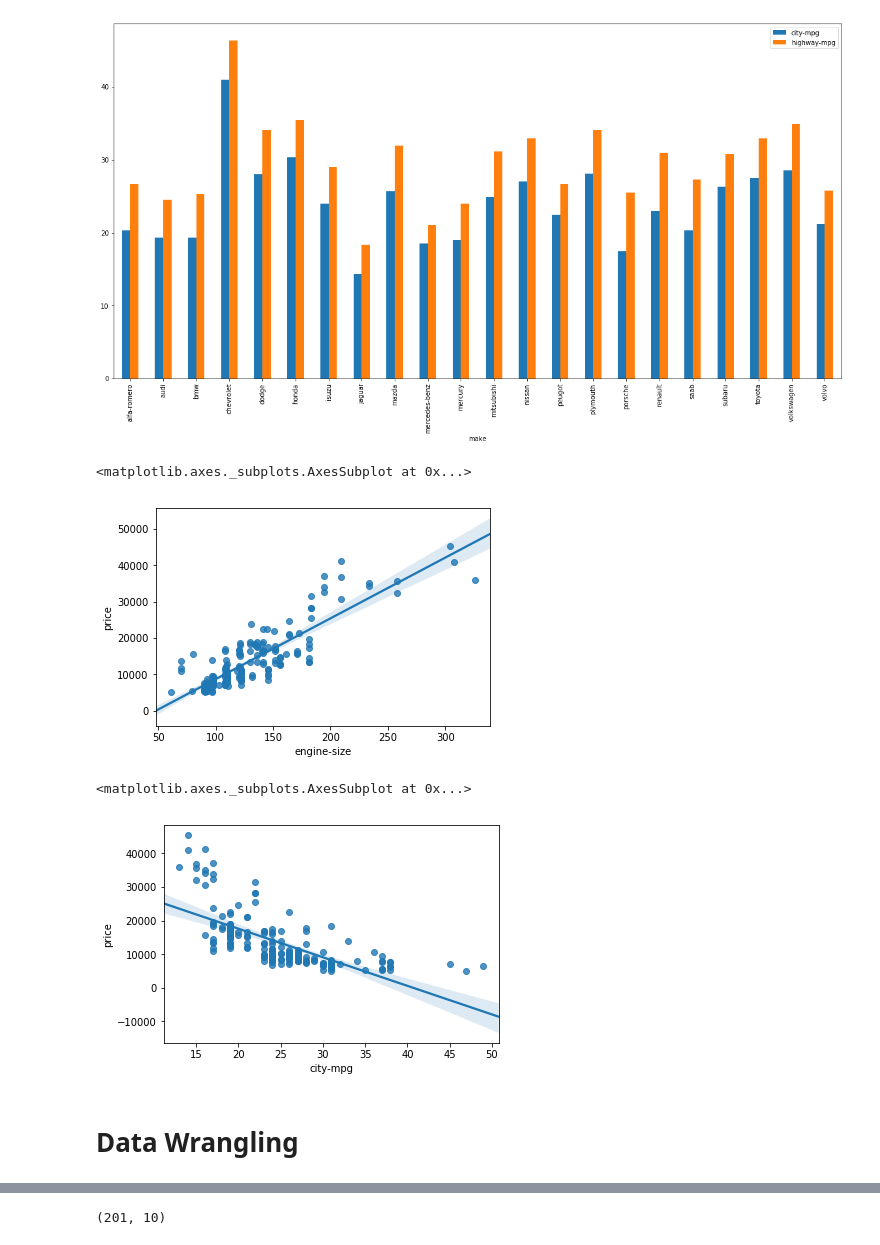
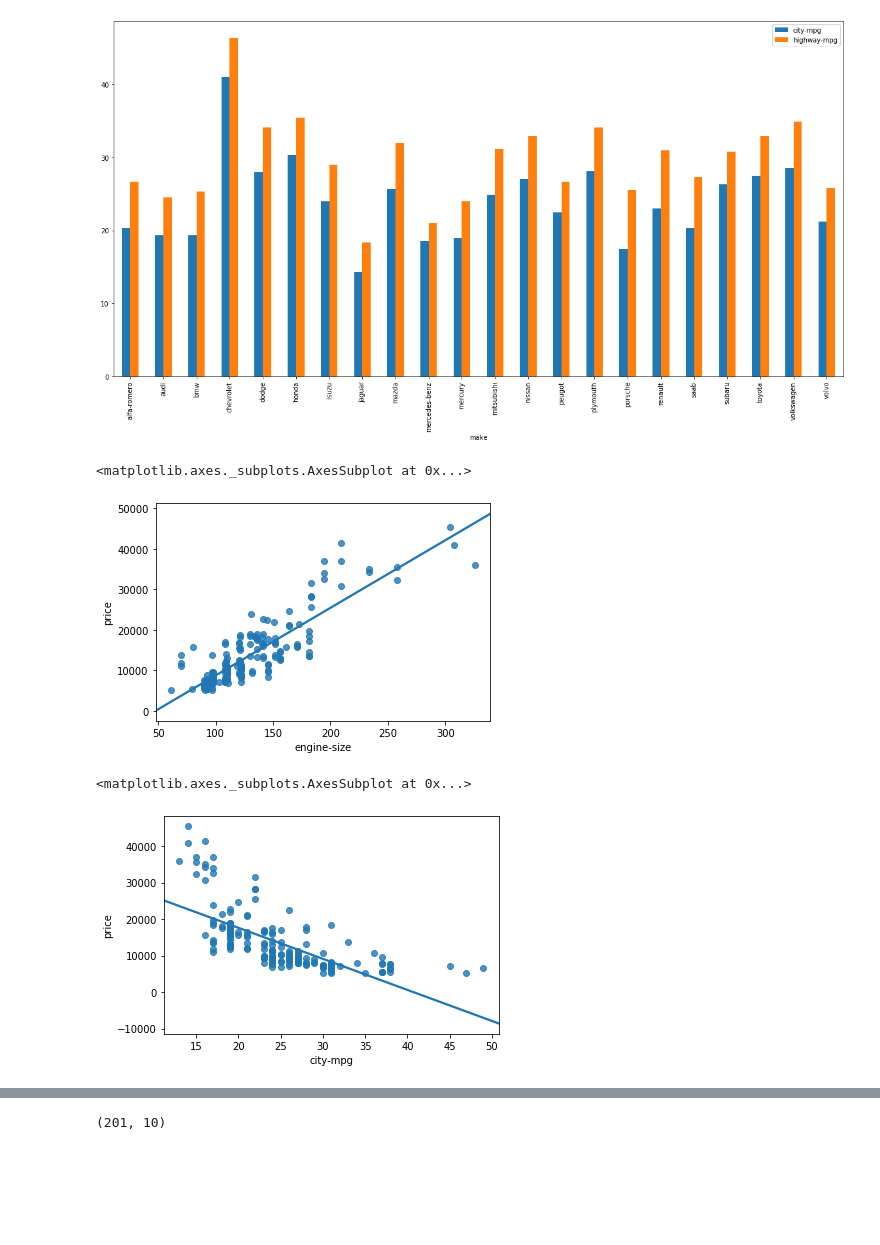
Before and after one commit to srikanthpragada/DS_16_AUG_2019, a Jupyter notebook: car/price_finder.ipynb, the cells around one changed output, grey strips where cells are left out. Saved outputs shown, nothing was run; the diff lists cells and outputs as text; code cells hidden in the pictures; blank space fills up the shorter version.

```diff
--- a/car/price_finder.ipynb
+++ b/car/price_finder.ipynb
@@ -343,15 +366,13 @@ plt.xticks(rotation='vertical')
 [figure]
 # %%
 # Compare Engine size with price
-sns.regplot(x ="engine-size", y = 'price', data = cars)
+sns.regplot(x ="engine-size", y = 'price', data = cars,ci=False)
 # %% [output]
 <matplotlib.axes._subplots.AxesSubplot at 0x...>
-[figure, old version]
+[figure, new version]
 # %%
 # Compare city-mpg with price
-sns.regplot(x ="city-mpg", y = 'price', data = cars)
+sns.regplot(x ="city-mpg", y = 'price', data = cars, ci = False)
 # %% [output]
 <matplotlib.axes._subplots.AxesSubplot at 0x...>
-[figure, old version]
+[figure, new version]
-# %% [markdown]
-# Data Wrangling
```
Also changed, not shown: parts of 37 cells of this notebook.
